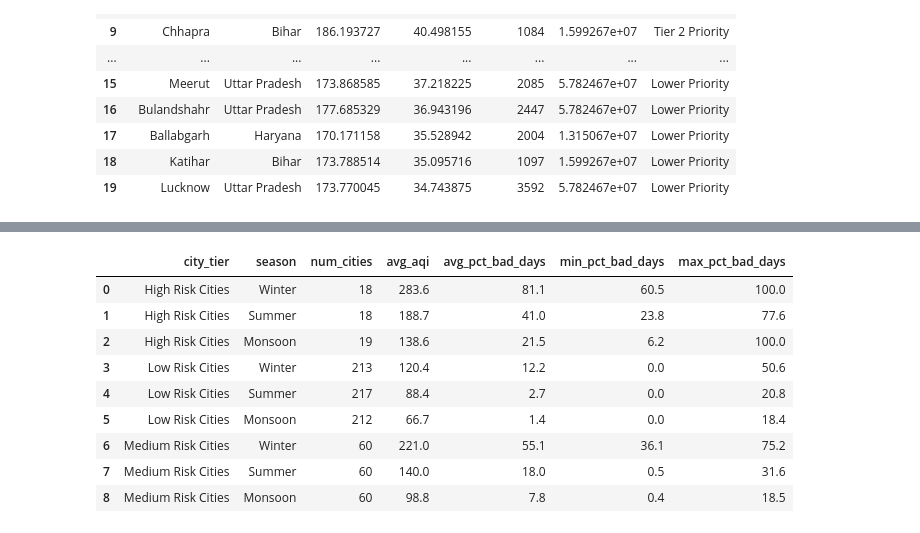
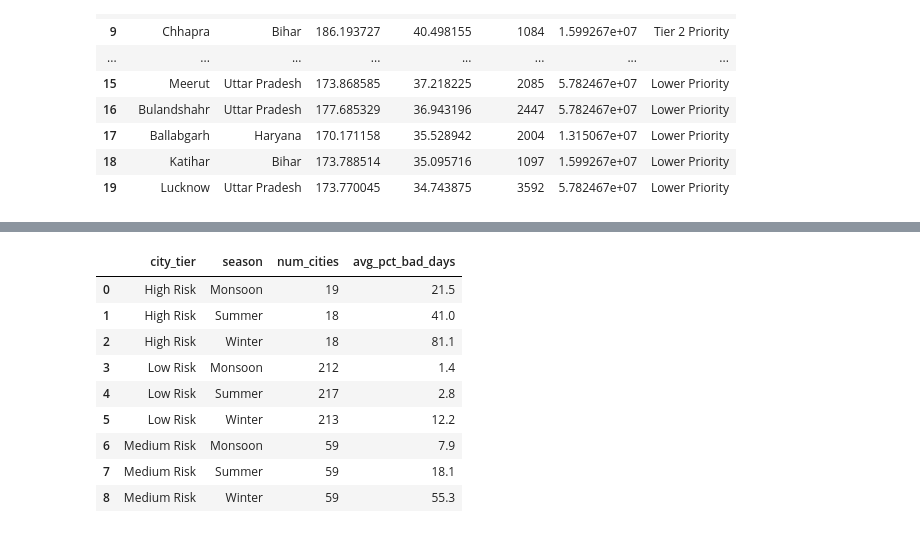
Before and after one commit to Joyan9/Product-Market-Fit-Analysis---Case-Study, a Jupyter notebook: SQL_Questions/Exploratory_Analysis.ipynb, the cells around one changed output, grey strips where cells are left out. Cells and saved outputs as stored; diff of their text form; code cells hidden in the pictures.

```diff
--- a/SQL_Questions/Exploratory_Analysis.ipynb
+++ b/SQL_Questions/Exploratory_Analysis.ipynb
@@ -404,78 +343,54 @@ WITH seasonal_data AS (
         state,
         date,
         CASE WHEN EXTRACT('month' FROM date) IN (11,12,1,2) THEN 'Winter'
              WHEN EXTRACT('month' FROM date) IN (3,4,5,6) THEN 'Summer'
              WHEN EXTRACT('month' FROM date) IN (7,8,9,10) THEN 'Monsoon'
         END AS season,
-        aqi_value,
         air_quality_status
     FROM air_quality
 ),
 city_seasonal_stats AS (
     SELECT
         area,
-        state,
         season,
         COUNT(*) AS total_days,
-        COUNT(CASE
-            WHEN air_quality_status IN ('Poor', 'Very Poor', 'Severe')
-            THEN 1
-        END) AS bad_days,
-        AVG(aqi_value) AS avg_aqi,
-        COUNT(CASE
-            WHEN air_quality_status IN ('Poor', 'Very Poor', 'Severe')
-            THEN 1
-        END) * 100.0 / COUNT(*) AS pct_bad_days
+        COUNT(CASE WHEN air_quality_status IN ('Poor', 'Very Poor', 'Severe') THEN 1 END) AS bad_days,
+        COUNT(CASE WHEN air_quality_status IN ('Poor', 'Very Poor', 'Severe') THEN 1 END) * 100.0 / COUNT(*) AS pct_bad_days
     FROM seasonal_data
-    GROUP BY area, state, season
+    GROUP BY area, season
 ),
--- Get overall city risk
 city_overall_risk AS (
     SELECT
         area,
-        state,
-        AVG(CASE WHEN air_quality_status IN ('Poor', 'Very Poor', 'Severe') THEN 1 ELSE 0 END) * 100 AS overall_pct_bad
+        AVG(CASE
+             WHEN air_quality_status IN ('Poor', 'Very Poor', 'Severe')
+             THEN 1 ELSE 0 END) * 100 AS overall_pct_bad
     FROM air_quality
-    GROUP BY area, state
+    GROUP BY area
 )
 
--- Now segment by risk tier
 SELECT
     CASE
-        WHEN c.overall_pct_bad >= 40 THEN 'High Risk Cities'
-        WHEN c.overall_pct_bad >= 20 THEN 'Medium Risk Cities'
-        ELSE 'Low Risk Cities'
+        WHEN c.overall_pct_bad >= 40 THEN 'High Risk'
+        WHEN c.overall_pct_bad >= 20 THEN 'Medium Risk'
+        ELSE 'Low Risk'
     END AS city_tier,
     s.season,
     COUNT(DISTINCT s.area) AS num_cities,
-    ROUND(AVG(s.avg_aqi), 1) AS avg_aqi,
-    ROUND(AVG(s.pct_bad_days), 1) AS avg_pct_bad_days,
-    ROUND(MIN(s.pct_bad_days), 1) AS min_pct_bad_days,
-    ROUND(MAX(s.pct_bad_days), 1) AS max_pct_bad_days
+    ROUND(AVG(s.pct_bad_days), 1) AS avg_pct_bad_days
 FROM city_seasonal_stats s
-JOIN city_overall_risk c ON s.area = c.area AND s.state = c.state
-GROUP BY
-    CASE
-        WHEN c.overall_pct_bad >= 40 THEN 'High Risk Cities'
-        WHEN c.overall_pct_bad >= 20 THEN 'Medium Risk Cities'
-        ELSE 'Low Risk Cities'
-    END,
-    s.season
-ORDER BY city_tier,
-    CASE s.season
-        WHEN 'Winter' THEN 1
-        WHEN 'Summer' THEN 2
-        WHEN 'Monsoon' THEN 3
-    END
+JOIN city_overall_risk c ON s.area = c.area
+GROUP BY city_tier, s.season
+ORDER BY city_tier, season
 """).fetch_df()
 # %% [output]
-|  | city_tier | season | num_cities | avg_aqi | avg_pct_bad_days | min_pct_bad_days | max_pct_bad_days |
-| 0 | High Risk Cities | Winter | 18 | 283.6 | 81.1 | 60.5 | 100.0 |
-| 1 | High Risk Cities | Summer | 18 | 188.7 | 41.0 | 23.8 | 77.6 |
-| 2 | High Risk Cities | Monsoon | 19 | 138.6 | 21.5 | 6.2 | 100.0 |
-| 3 | Low Risk Cities | Winter | 213 | 120.4 | 12.2 | 0.0 | 50.6 |
-| 4 | Low Risk Cities | Summer | 217 | 88.4 | 2.7 | 0.0 | 20.8 |
-| 5 | Low Risk Cities | Monsoon | 212 | 66.7 | 1.4 | 0.0 | 18.4 |
-| 6 | Medium Risk Cities | Winter | 60 | 221.0 | 55.1 | 36.1 | 75.2 |
-| 7 | Medium Risk Cities | Summer | 60 | 140.0 | 18.0 | 0.5 | 31.6 |
-| 8 | Medium Risk Cities | Monsoon | 60 | 98.8 | 7.8 | 0.4 | 18.5 |
+|  | city_tier | season | num_cities | avg_pct_bad_days |
+| 0 | High Risk | Monsoon | 19 | 21.5 |
+| 1 | High Risk | Summer | 18 | 41.0 |
+| 2 | High Risk | Winter | 18 | 81.1 |
+| 3 | Low Risk | Monsoon | 212 | 1.4 |
+| 4 | Low Risk | Summer | 217 | 2.8 |
+| 5 | Low Risk | Winter | 213 | 12.2 |
+| 6 | Medium Risk | Monsoon | 59 | 7.9 |
+| 7 | Medium Risk | Summer | 59 | 18.1 |
+| 8 | Medium Risk | Winter | 59 | 55.3 |
```
Also changed, not shown: parts of 14 cells of this notebook, 4 other files.
